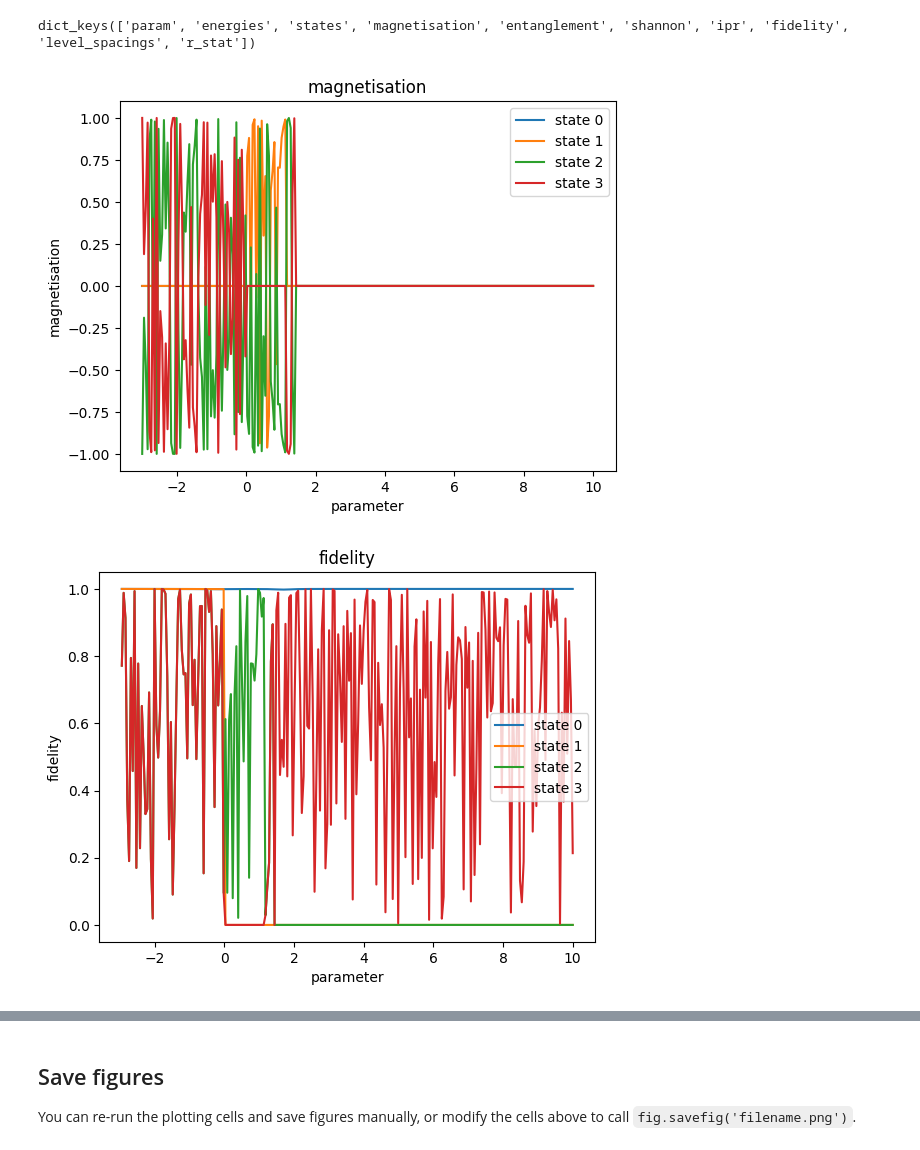
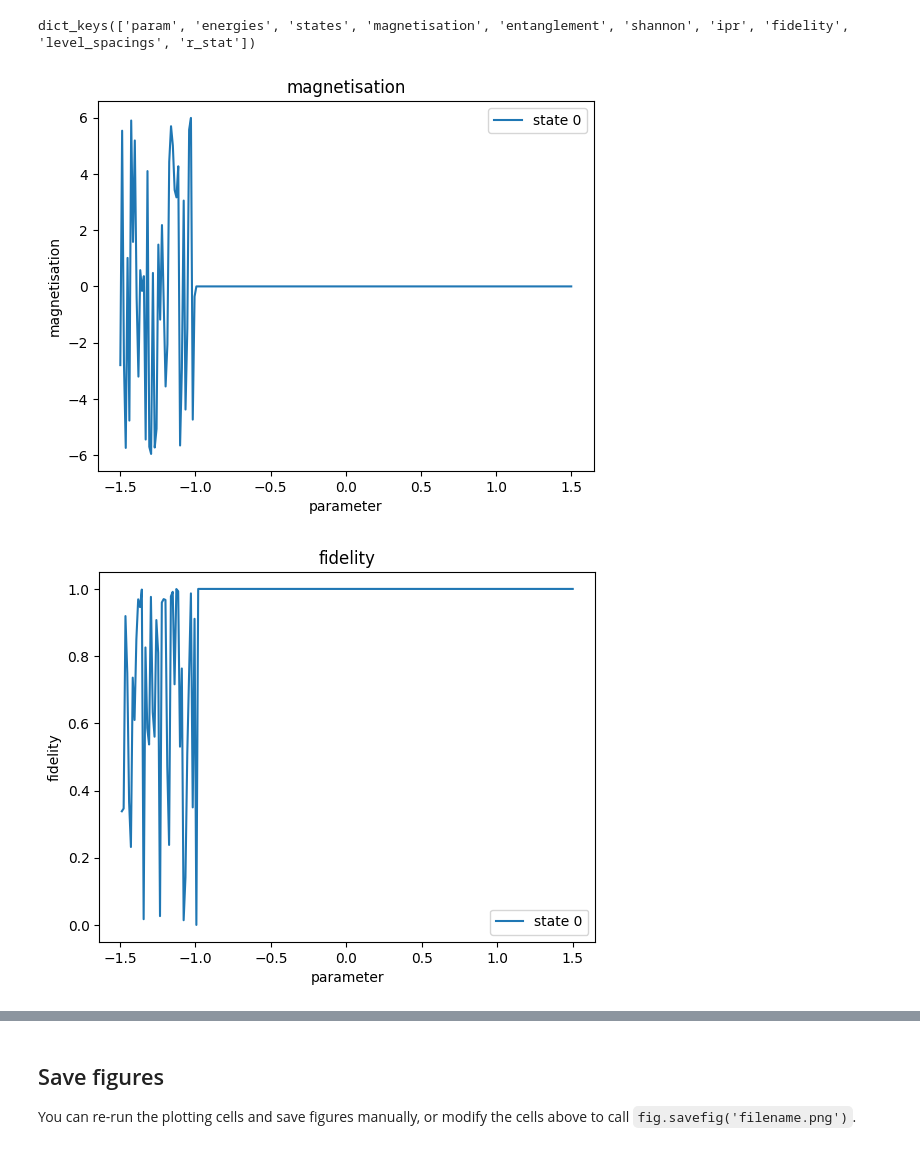
Before and after one commit to Matth3wc/HamiltonTrust_2026_Spin_Chains, a Jupyter notebook: analysis.ipynb, the cells around one changed output, grey strips where cells are left out. Saved outputs shown, nothing was run; the diff lists cells and outputs as text; code cells hidden in the pictures.

```diff
--- a/analysis.ipynb
+++ b/analysis.ipynb
@@ -16,10 +16,10 @@ from EE_QuSpin_Method.quspin_chain import plotting
 python exe: /Users/matthewconway/Documents/GitHub/HamiltonTrust_2026_Spin_Chains/.venv/bin/python
 # %%
 # Sweep configuration (small system for demo). Adjust L/k for larger studies.
-L = 12
+L = 6
 base_cfg = ModelConfig(L=L, Jxy=1.0, Jz=1.0, Jxy2=0.0, Jz2=0.0, pbc=True)
-sweep = SweepConfig(param_name='Jz2', param_values=np.linspace(-3.0, 10.0, 250).tolist())
-k = 5
+sweep = SweepConfig(param_name='Jz', param_values=np.linspace(-1.5, 1.5, 250).tolist())
+k = 1
 sub_sys_A = list(range(L//2))
 
 print('running sweep: L=', L, 'k=', k)
@@ -56,9 +56,9 @@ dict_keys(['param', 'energies', 'states', 'magnetisation', 'entanglement', 'shan
 # %%
 # Plot magnetisation, fidelity, shannon entropy, IPR for tracked states
 for key in ['magnetisation', 'fidelity', 'shannon', 'ipr', 'entanglement']:
-    fig = plotting.plot_observable_vs_param(results, key, states=4)
+    fig = plotting.plot_observable_vs_param(results, key, states=1)
     plt.title(key)
     plt.show()
 # %% [output]
-[figure, old version]
+[figure, new version]
-[figure, old version]
+[figure, new version]
```
Also changed, not shown: parts of 6 cells of this notebook, 2 other files.
